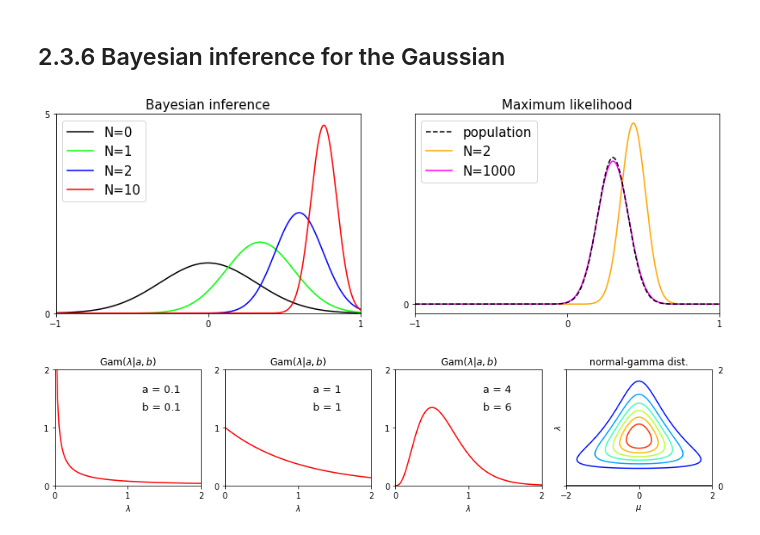
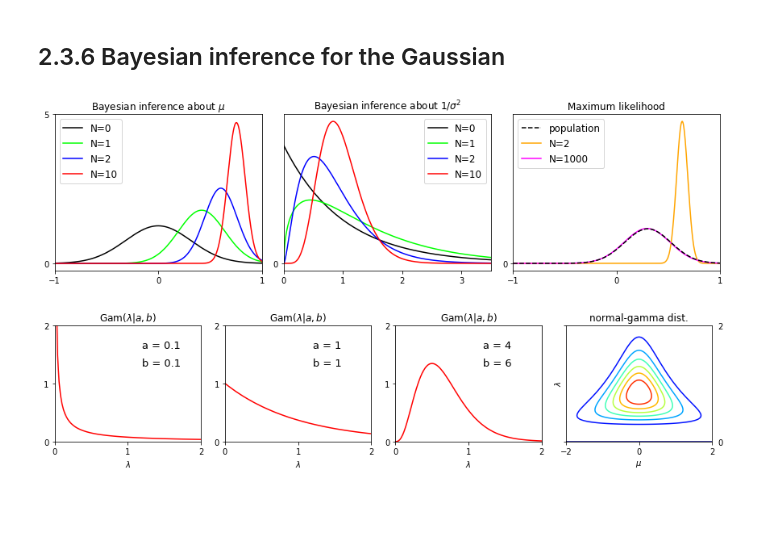
Before and after one commit to oilneck/prml_python, a Jupyter notebook: Notebook/section2.ipynb, the cells around one changed output. Cells and saved outputs as stored; diff of their text form; code cells hidden in the pictures; blank space fills up the shorter version.

```diff
--- a/Notebook/section2.ipynb
+++ b/Notebook/section2.ipynb
@@ -130,45 +130,63 @@ plt.show()
 # %%
 import numpy as np
 import matplotlib.pyplot as plt
 from pd import *
 
-fig = plt.figure(figsize = (12,4))
-ax = fig.add_subplot(1,2,1)
-plt.title('Bayesian inference',fontsize=15)
+fig = plt.figure(figsize = (12,3.5))
+ax = fig.add_subplot(1,3,1)
+plt.title('Bayesian inference about ' + r"$\mu$")
 
-'''Bayesian inference'''
+'''Bayesian inference about mean'''
 x = np.linspace(-1,1,1000)
 model = Gaussian(mu=0.,var=0.1)
+model.set_param(ave = model , var=0.1)
 ax.plot(x,model.pdf(x),color='k',label="N=0")
 
 color_list=['lime','blue','red','orange','magenta']
 for i,n_sample in enumerate([1,2,10]):
-    model.mu_fit(np.random.normal(loc=0.8,scale=0.1,size=n_sample))
+    model.fit(np.random.normal(loc=0.8,scale=0.1,size=n_sample))
     ax.plot(x,model.pdf(x),color=color_list[i],label="N={0}".format(n_sample))
 plt.xlim(-1,1)
-plt.ylim(0,5)
 plt.xticks([-1,0,1])
 plt.yticks([0,5])
-plt.legend(fontsize=15)
+plt.legend(fontsize=12)
+
+
+'''Bayesian inference about variance'''
+ax = fig.add_subplot(1,3,2)
+x = np.linspace(0,3.5,1000)
+plt.title('Bayesian inference about ' + r"$1/\sigma^2$")
+gamma = Gamma(1., 1.)
+model.set_param(ave = 4.,var = gamma)
+ax.plot(x,model.var_pdf(x),color='k',label="N=0")
+
+for i,n_sample in enumerate([1,2,10]):
+    model.fit(np.random.normal(loc = 4.,scale = 1., size = n_sample))
+    ax.plot(x,model.var_pdf(x),color = color_list[i], label = "N={0}".format(n_sample))
+plt.xlim(0,3.5)
+plt.xticks([0,1,2,3])
+plt.yticks([0])
+plt.legend(fontsize=12, loc='upper right')
 
 
 '''Maximum likelihood'''
-ax = fig.add_subplot(1,2,2)
-plt.subplots_adjust(wspace=5)
-plt.title('Maximum likelihood',fontsize=15)
-ax.plot(x,Gaussian(mu = 0.3, var = 0.1**2).pdf(x),label='population',color='k',zorder=3,linestyle='dashed')
+x = np.linspace(-1,1,1000)
+ax = fig.add_subplot(1,3,3)
+plt.title('Maximum likelihood')
+model.set_param(ave = 0.3, var = 0.05)
+ax.plot(x,model.pdf(x),label='population',color='k',zorder=3,linestyle='dashed')
 
 for i,n_sample in enumerate([2,1000]):
-    model.fit(np.random.normal(loc=0.3,scale=0.1,size=n_sample))
+    model.fit(np.random.normal(loc=0.3,scale=np.sqrt(0.05),size=n_sample))
     ax.plot(x,model.pdf(x),color=color_list[i+3],label="N={0}".format(n_sample))
 plt.xlim(-1,1)
 plt.xticks([-1,0,1])
 plt.yticks([0])
-plt.legend(bbox_to_anchor=(0, 1), loc='upper left',fontsize=15)
+plt.legend(fontsize=12)
 plt.tight_layout()
 plt.show()
 # %% [output]
-[figure, old version]
+[figure, new version]
 # %%
 import numpy as np
 from pd import *
```
